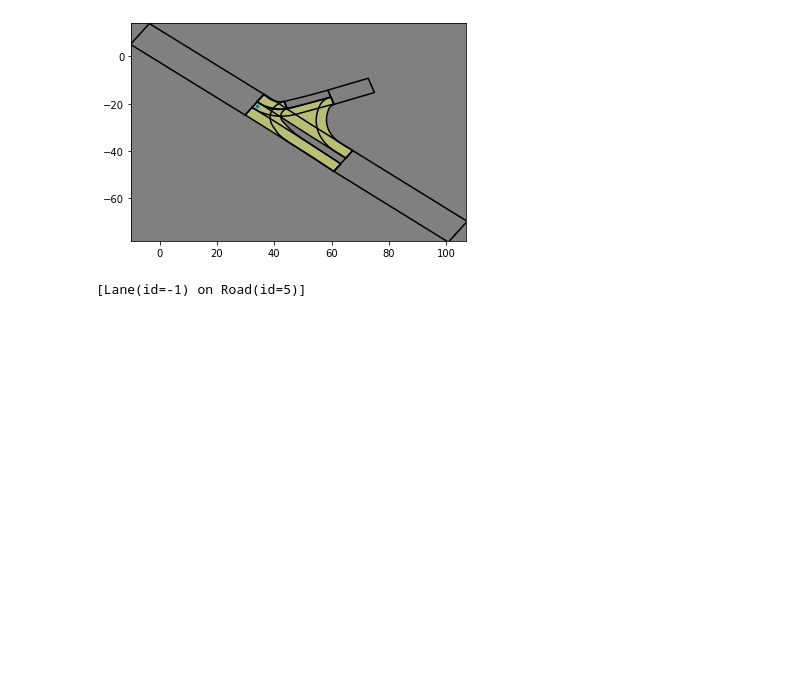
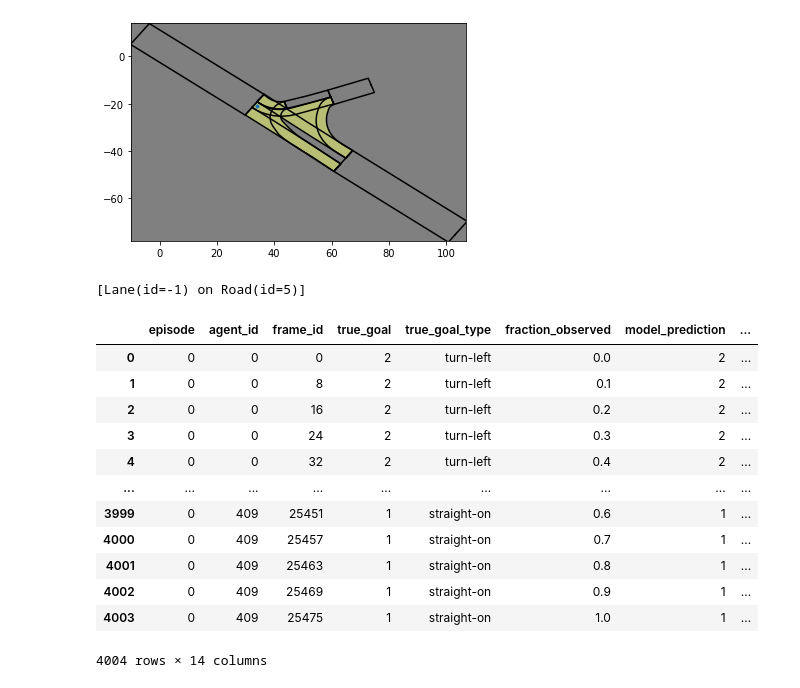
Before and after one commit to uoe-agents/OGRIT, a Jupyter notebook: analysis/notebooks/results_analysis_2022_3_23.ipynb, the cells around one changed output. Saved outputs shown, nothing was run; the diff lists cells and outputs as text; code cells hidden in the pictures; blank space fills up the shorter version.

```diff
--- a/analysis/notebooks/results_analysis_2022_3_23.ipynb
+++ b/analysis/notebooks/results_analysis_2022_3_23.ipynb
@@ -29,3 +29,20 @@ scenario.lanes_at(point, max_distance=0.1)
 [Lane(id=-1) on Road(id=5)]
 # %%
 # TODO - check out dips in accuracy e.g. GRIT uniform prior 0.1 -> 0.2
+results = pd.read_csv('../../predictions/heckstrasse_grit_uniform_prior_test.csv')
+# %%
+results
+# %% [output]
+|  | episode | agent_id | frame_id | true_goal | true_goal_type | fraction_observed | model_prediction | ... |
+| 0 | 0 | 0 | 0 | 2 | turn-left | 0.0 | 2 | ... |
+| 1 | 0 | 0 | 8 | 2 | turn-left | 0.1 | 2 | ... |
+| 2 | 0 | 0 | 16 | 2 | turn-left | 0.2 | 2 | ... |
+| 3 | 0 | 0 | 24 | 2 | turn-left | 0.3 | 2 | ... |
+| 4 | 0 | 0 | 32 | 2 | turn-left | 0.4 | 2 | ... |
+| ... | ... | ... | ... | ... | ... | ... | ... | ... |
+| 3999 | 0 | 409 | 25451 | 1 | straight-on | 0.6 | 1 | ... |
+| 4000 | 0 | 409 | 25457 | 1 | straight-on | 0.7 | 1 | ... |
+| 4001 | 0 | 409 | 25463 | 1 | straight-on | 0.8 | 1 | ... |
+| 4002 | 0 | 409 | 25469 | 1 | straight-on | 0.9 | 1 | ... |
+| 4003 | 0 | 409 | 25475 | 1 | straight-on | 1.0 | 1 | ... |
+4004 rows × 14 columns
```
Also changed, not shown: parts of 4 cells of this notebook, 1 other file.
